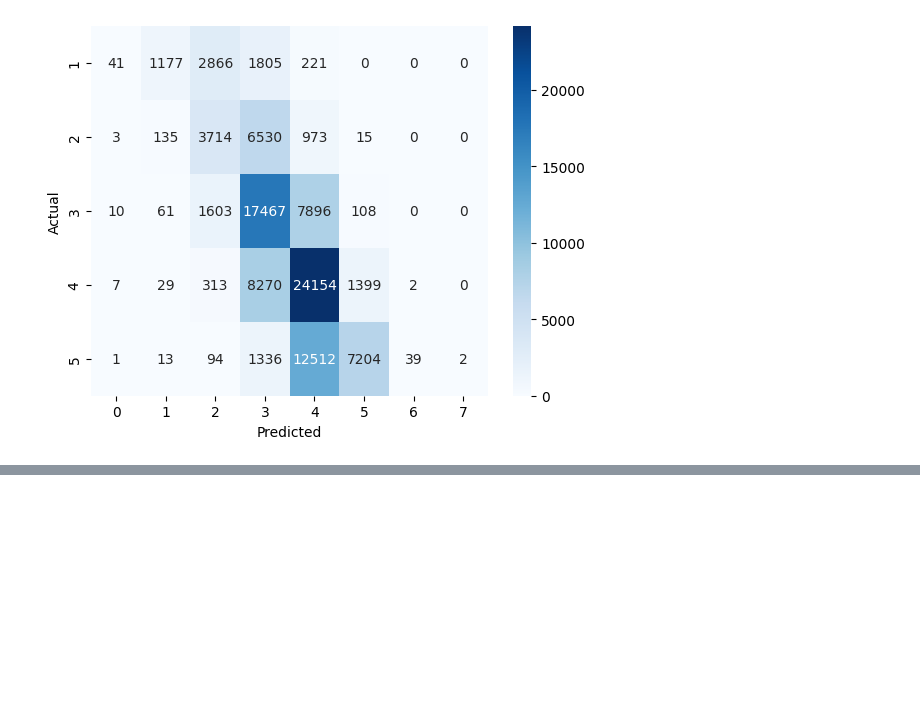
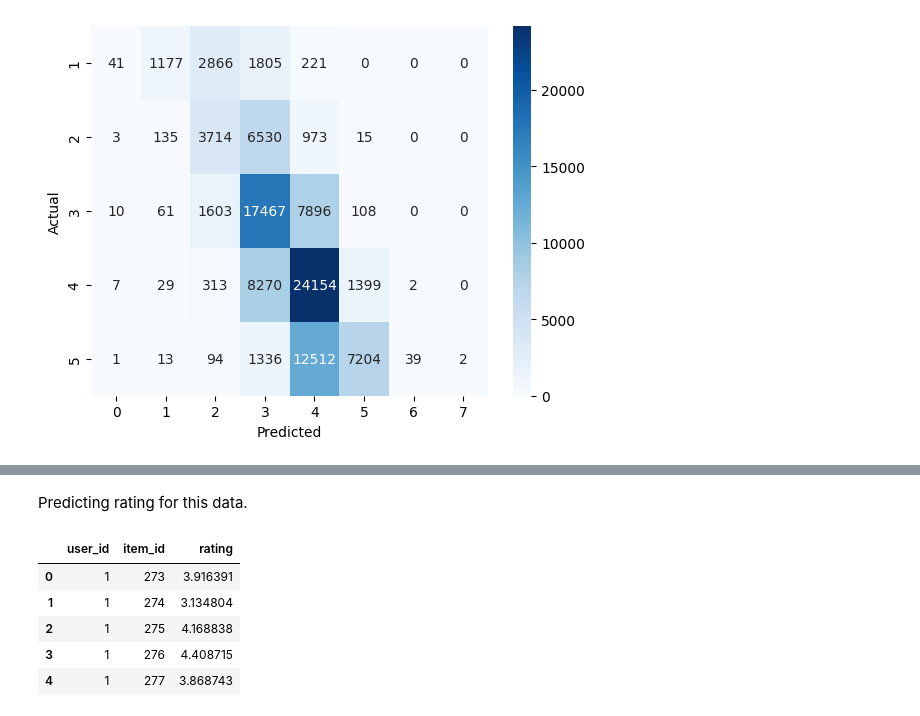
Before and after one commit to anatoliypus/Movie-Reccomendation-System, a Jupyter notebook: notebooks/4.1-model-selection.ipynb, the cells around one changed output, grey strips where cells are left out. Saved outputs shown, nothing was run; the diff lists cells and outputs as text; code cells hidden in the pictures; blank space fills up the shorter version.

```diff
--- a/notebooks/4.1-model-selection.ipynb
+++ b/notebooks/4.1-model-selection.ipynb
@@ -198,0 +215,3 @@ plt.show()
+# %%
+unseen_films = pd.read_csv(os.path.join(data_folder, 'unseen_films.csv'))
+unseen_films.head()
@@ -198,0 +225,15 @@ plt.show()
+# %% [markdown]
+Predicting rating for this data.
+# %%
+rating = predict_rating(unseen_films['user_id'], unseen_films['item_id'])
+# %%
+unseen_films['rating'] = rating
+# %%
+unseen_films.head()
+# %% [output]
+|  | user_id | item_id | rating |
+| 0 | 1 | 273 | 3.916391 |
+| 1 | 1 | 274 | 3.134804 |
+| 2 | 1 | 275 | 4.168838 |
+| 3 | 1 | 276 | 4.408715 |
+| 4 | 1 | 277 | 3.868743 |
```
Also changed, not shown: parts of 12 cells of this notebook, 5 other files.
